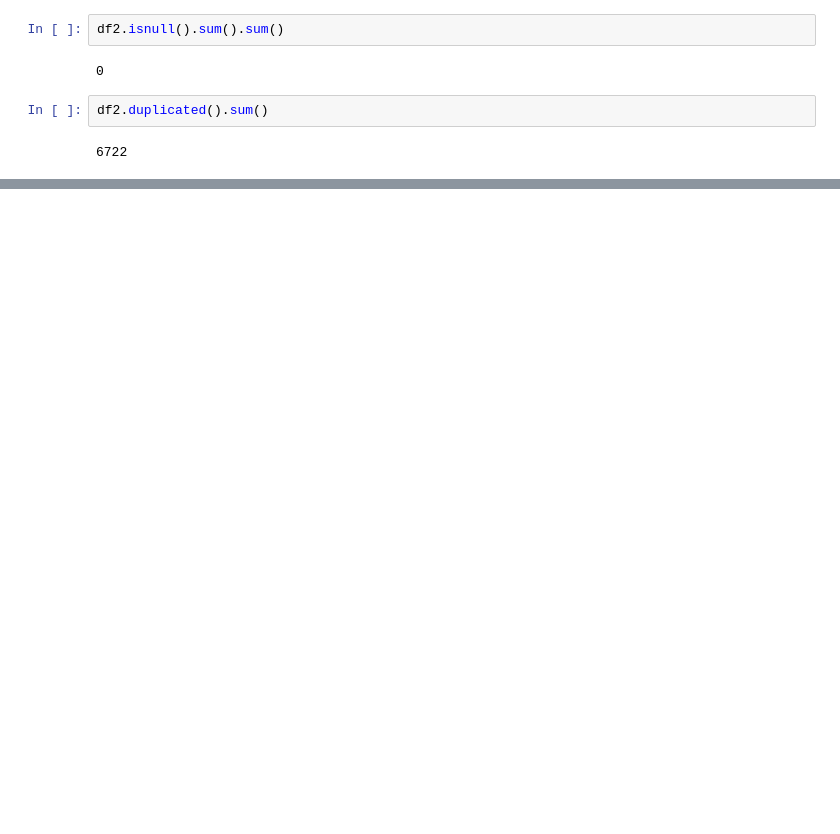
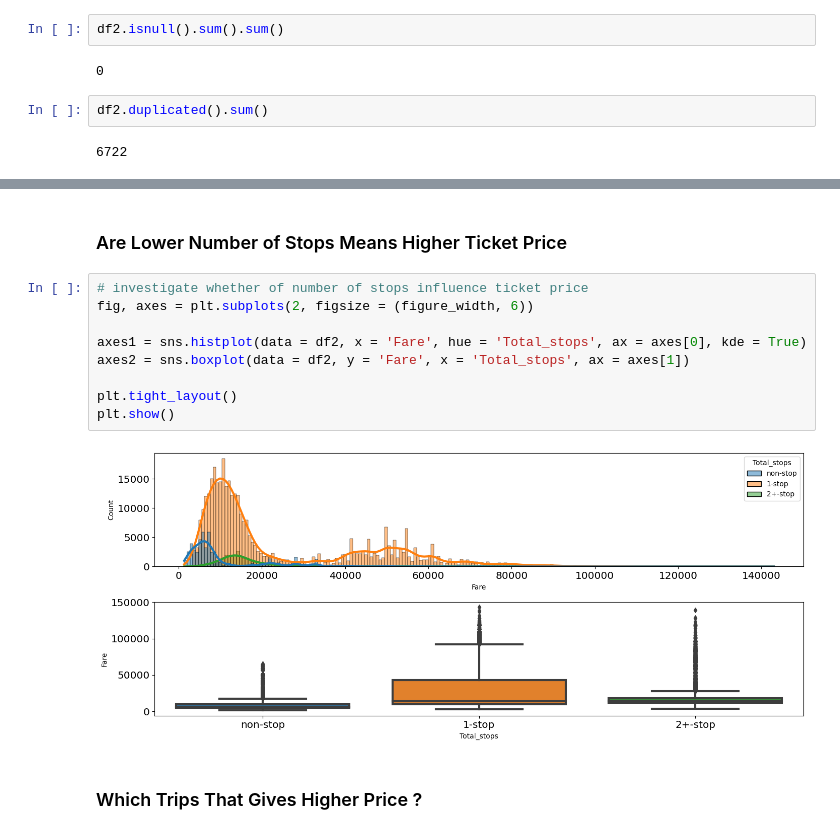
Before and after one commit to imamaqusairi/flight-price-prediction-using-python, a Jupyter notebook: Flight Price Prediction.ipynb, the cells around one changed output, grey strips where cells are left out. Saved outputs shown, nothing was run; the diff lists cells and outputs as text; blank space fills up the shorter version.

```diff
--- a/Flight Price Prediction.ipynb
+++ b/Flight Price Prediction.ipynb
@@ -197,0 +246,15 @@ df2.duplicated().sum()
+# %% [markdown]
+### Are Lower Number of Stops Means Higher Ticket Price
+# %%
+# investigate whether of number of stops influence ticket price
+fig, axes = plt.subplots(2, figsize = (figure_width, 6))
+
+axes1 = sns.histplot(data = df2, x = 'Fare', hue = 'Total_stops', ax = axes[0], kde = True)
+axes2 = sns.boxplot(data = df2, y = 'Fare', x = 'Total_stops', ax = axes[1])
+
+plt.tight_layout()
+plt.show()
+# %% [output]
+[figure, added]
+# %% [markdown]
+### Which Trips That Gives Higher Price ?
```
Also changed, not shown: parts of 29 cells of this notebook.
